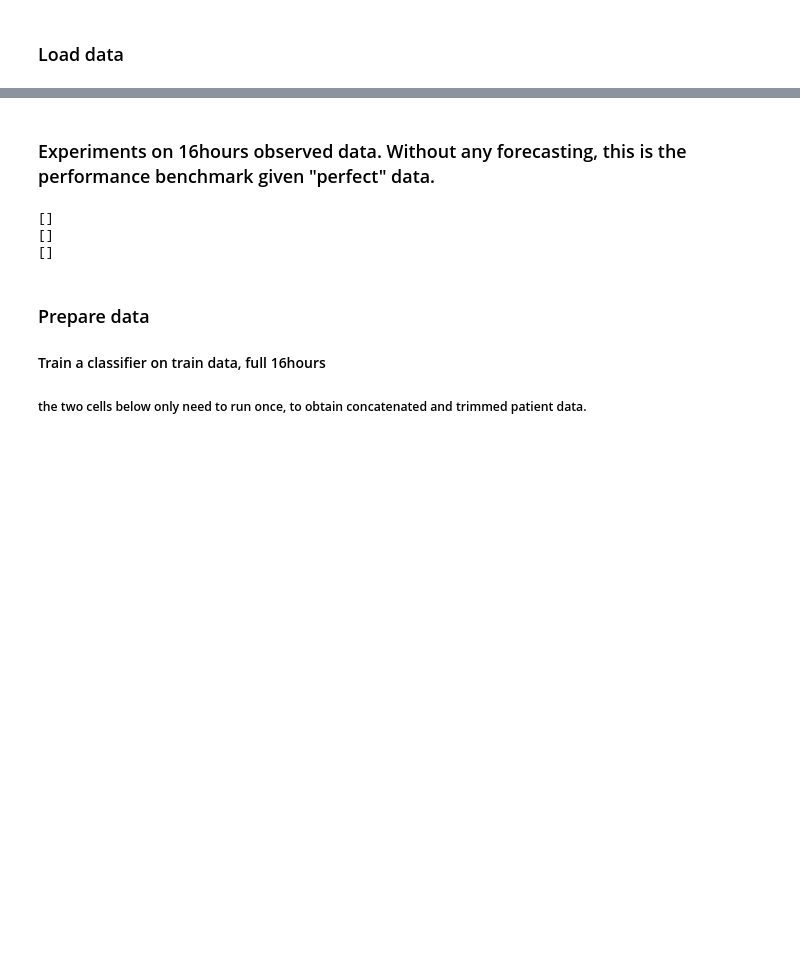
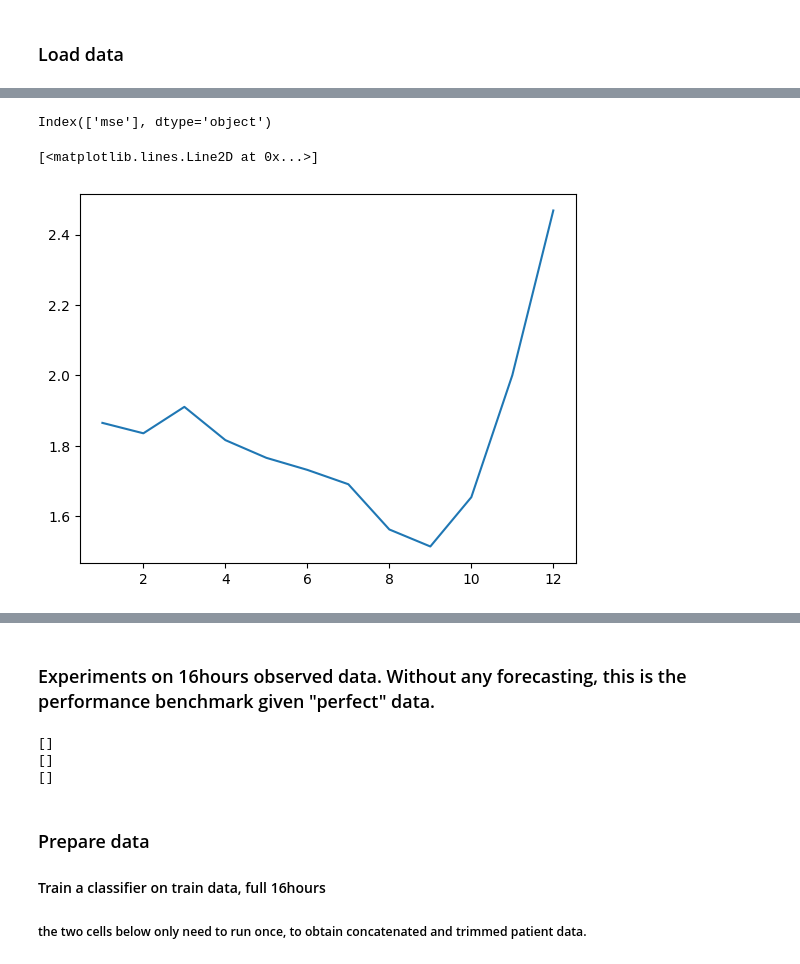
Before and after one commit to ortsanpablo/thesis, a Jupyter notebook: deprecated/Scenario_1_test.ipynb, the cells around one changed output, grey strips where cells are left out. Drawn from its saved outputs; the diff is of its cells as text; code cells hidden in the pictures; blank space fills up the shorter version.

```diff
--- a/Scenario_1_test.ipynb
+++ b/deprecated/Scenario_1_test.ipynb
@@ -21,0 +129,26 @@ var_map = list(notext_forecasts[1].keys())
+# %%
+def restore_predictions(predictions, mapping):
+    l = []
+    leng = len(predictions.iloc[0]) / len(mapping)
+    for i in range(len(predictions)):
+        arr = np.asarray(predictions.iloc[i]).reshape((int(leng),len(mapping)))
+        l.append(arr)
+    df = pd.concat([pd.DataFrame(arr) for arr in l])#, keys=np.arange(len(l)))
+
+    df.columns=mapping
+    return df
+# %%
+fo_IDs = forecasts["SUBJECT_ID"]
+observe = lab.loc[lab["m:icustayid"].isin(fo_IDs)]
+observe_targets = observe[var_map][(observe['step'] >= 5) & (observe['step'] <= 16)]
+step = observe["step"][(observe['step'] >= 5) & (observe['step'] <= 16)]
+step = step-4
+st = pd.DataFrame(step, columns=["step"])
+st = st.reset_index().drop(columns="index")
+fo = restore_predictions(forecasts["forecasting_pred"], var_map)
+observe_targets = observe_targets.reset_index().drop(columns="index")
+fo = fo.reset_index().drop(columns="index")
+MSE = np.mean((fo - observe_targets)**2, axis=1)
+print(len(st))
+st["mse"] = MSE
+st
@@ -21,0 +191,10 @@ var_map = list(notext_forecasts[1].keys())
+# %%
+f = st.groupby("step").mean()
+f
+# %% [output]
+Index(['mse'], dtype='object')
+# %%
+plt.plot(list(f.index), f["mse"])
+# %% [output]
+[<matplotlib.lines.Line2D at 0x...>]
+[figure, added]
```
Also changed, not shown: parts of 25 cells of this notebook, 15 other files.
